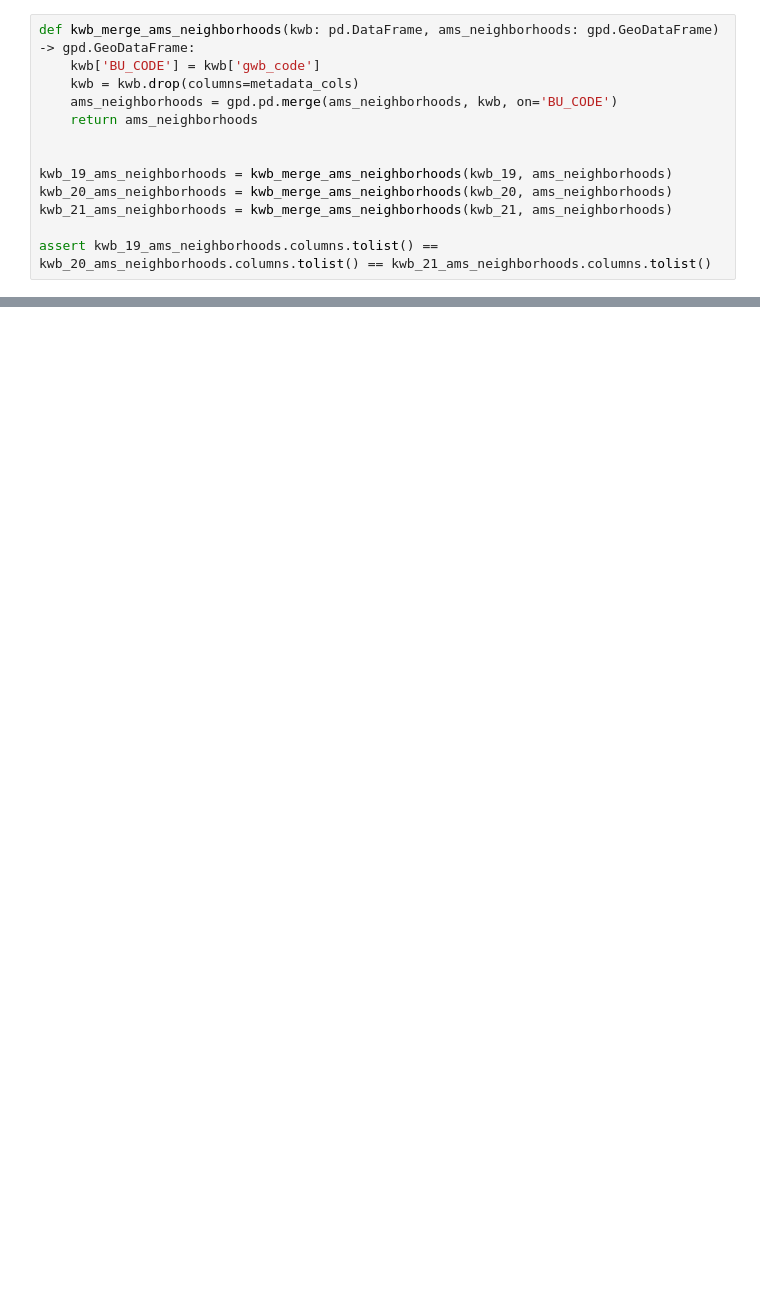
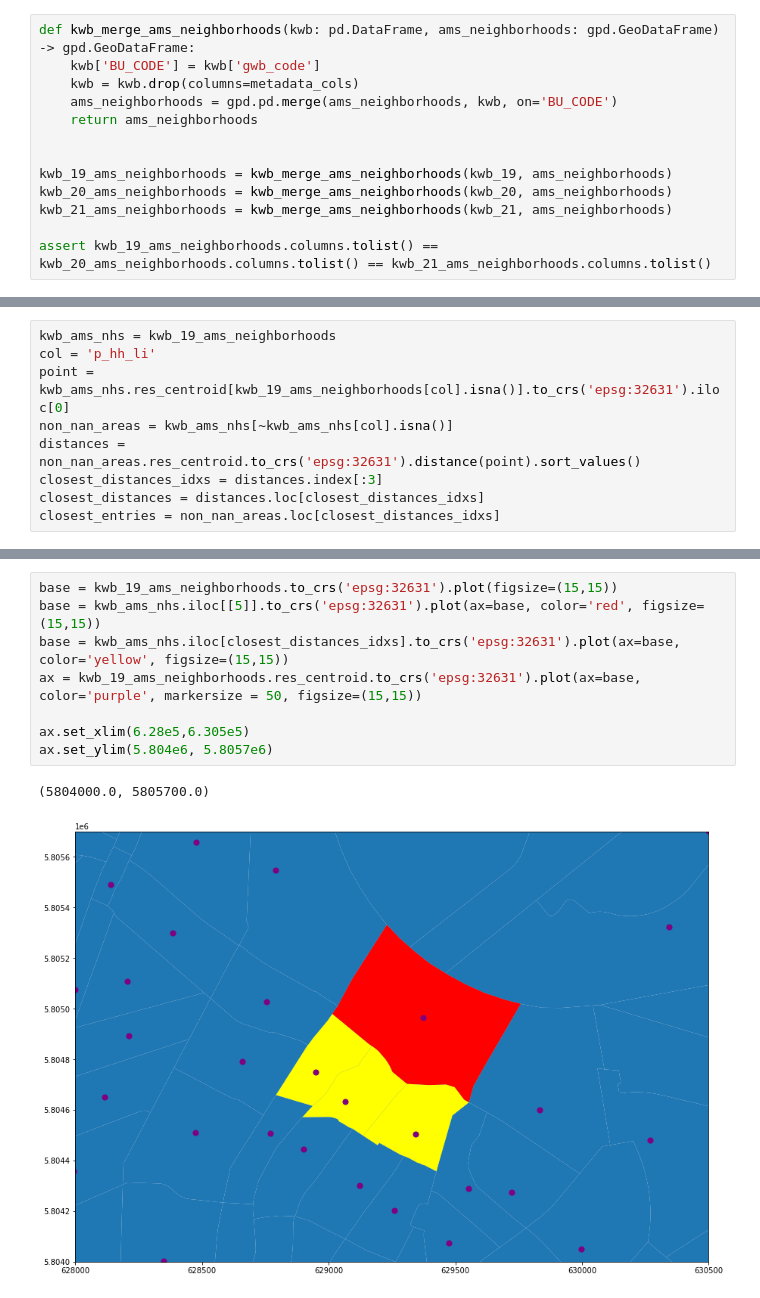
Before and after one commit to EquiCity/thesis, a Jupyter notebook: eda/notebooks/ams_neighbourhood_data_cleaning.ipynb, the cells around one changed output, grey strips where cells are left out. Drawn from its saved outputs; the diff is of its cells as text; blank space fills up the shorter version.

```diff
--- a/eda/notebooks/ams_neighbourhood_data_cleaning.ipynb
+++ b/eda/notebooks/ams_neighbourhood_data_cleaning.ipynb
@@ -80,0 +119,9 @@ kwb_21_ams_neighborhoods.to_parquet(BASE_DATA_DIR.joinpath(CLEANED_DIR.joinpath(
+# %%
+kwb_ams_nhs = kwb_19_ams_neighborhoods
+col = 'p_hh_li'
+point = kwb_ams_nhs.res_centroid[kwb_19_ams_neighborhoods[col].isna()].to_crs('epsg:32631').iloc[0]
+non_nan_areas = kwb_ams_nhs[~kwb_ams_nhs[col].isna()]
+distances = non_nan_areas.res_centroid.to_crs('epsg:32631').distance(point).sort_values()
+closest_distances_idxs = distances.index[:3]
+closest_distances = distances.loc[closest_distances_idxs]
+closest_entries = non_nan_areas.loc[closest_distances_idxs]
@@ -80,0 +144,11 @@ kwb_21_ams_neighborhoods.to_parquet(BASE_DATA_DIR.joinpath(CLEANED_DIR.joinpath(
+# %%
+base = kwb_19_ams_neighborhoods.to_crs('epsg:32631').plot(figsize=(15,15))
+base = kwb_ams_nhs.iloc[[5]].to_crs('epsg:32631').plot(ax=base, color='red', figsize=(15,15))
+base = kwb_ams_nhs.iloc[closest_distances_idxs].to_crs('epsg:32631').plot(ax=base, color='yellow', figsize=(15,15))
+ax = kwb_19_ams_neighborhoods.res_centroid.to_crs('epsg:32631').plot(ax=base, color='purple', markersize = 50, figsize=(15,15))
+
+ax.set_xlim(6.28e5,6.305e5)
+ax.set_ylim(5.804e6, 5.8057e6)
+# %% [output]
+(5804000.0, 5805700.0)
+[figure, added]
```
Also changed, not shown: parts of 14 cells of this notebook, 2 other files.
